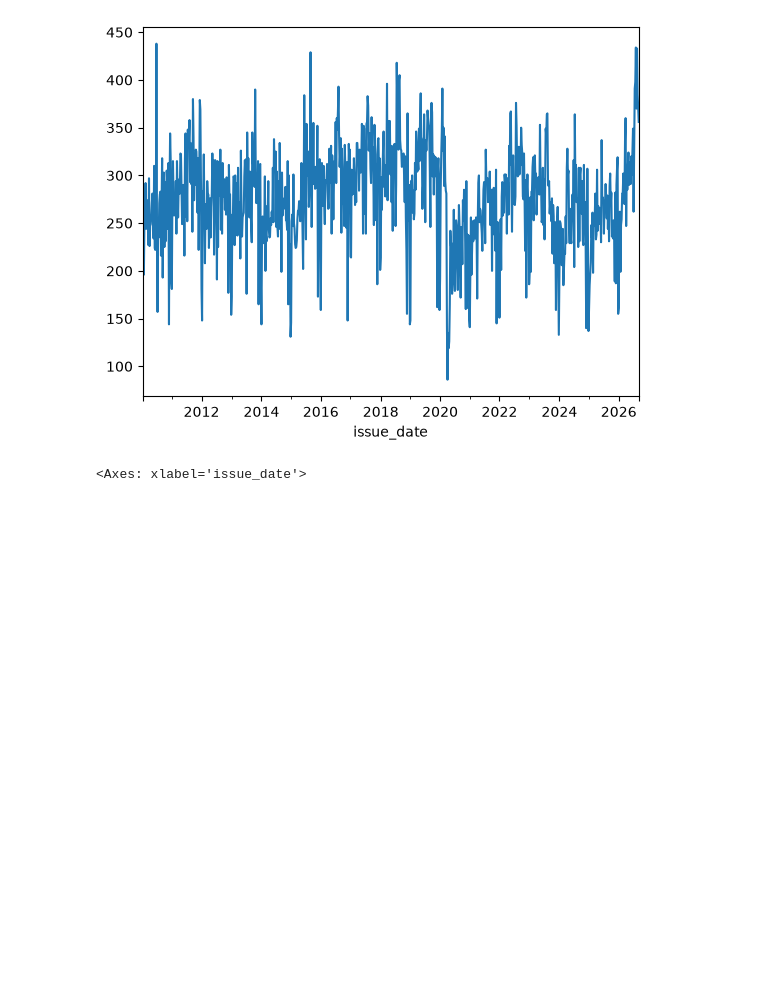
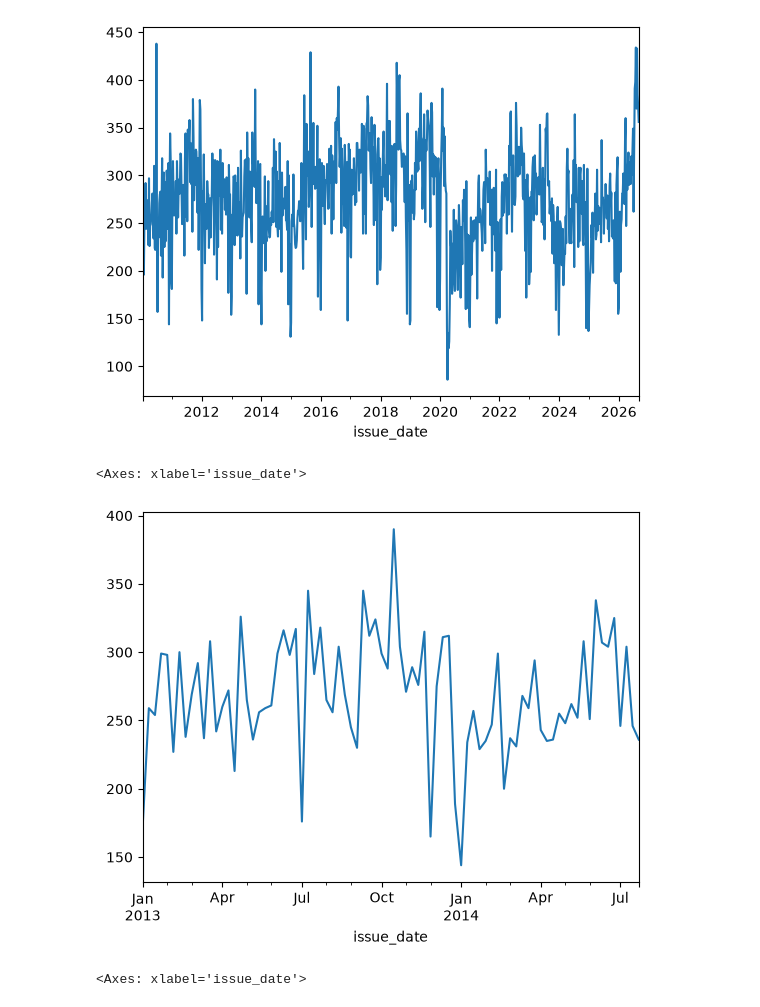
Before and after one commit to ShahSalar/demand-forecasting-hvac, a Jupyter notebook: notebooks/explore.ipynb, the cells around one changed output. Drawn from its saved outputs; the diff is of its cells as text; code cells hidden in the pictures; blank space fills up the shorter version.

```diff
--- a/notebooks/explore.ipynb
+++ b/notebooks/explore.ipynb
@@ -171,4 +168,3 @@ whole_f.index.max()
 Timestamp('2026-09-05 00:00:00')
 # %%
 weekly = weekly.drop('2010-01-03')
-weekly = weekly.drop('2026-09-06')
@@ -193,6 +187,11 @@ weekly.plot()
 # %% [output]
 <Axes: xlabel='issue_date'>
 [figure]
+# %%
+weekly['2013-01-01':'2014-08-01'].plot()
+# %% [output]
+<Axes: xlabel='issue_date'>
+[figure, added]
 # %%
 weekly['2019-08':'2020-03'].plot()
 # %% [output]
```
Also changed, not shown: parts of 15 cells of this notebook, 2 other files.
